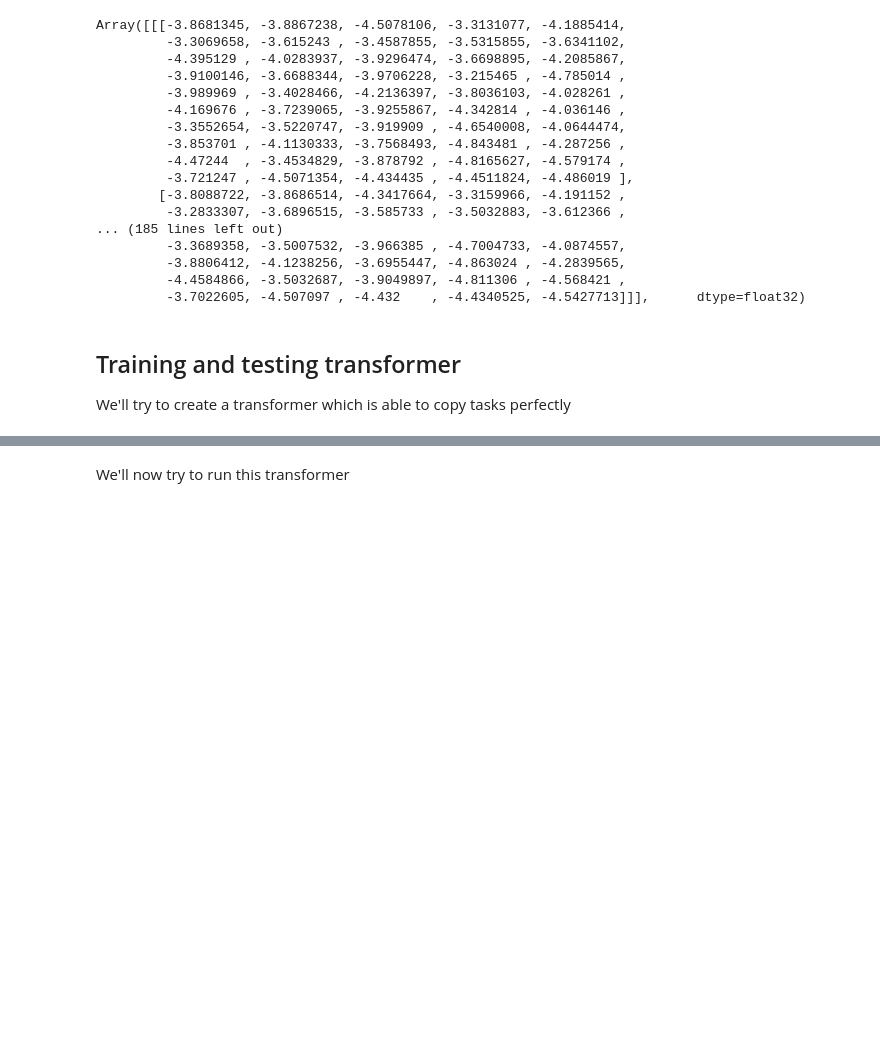
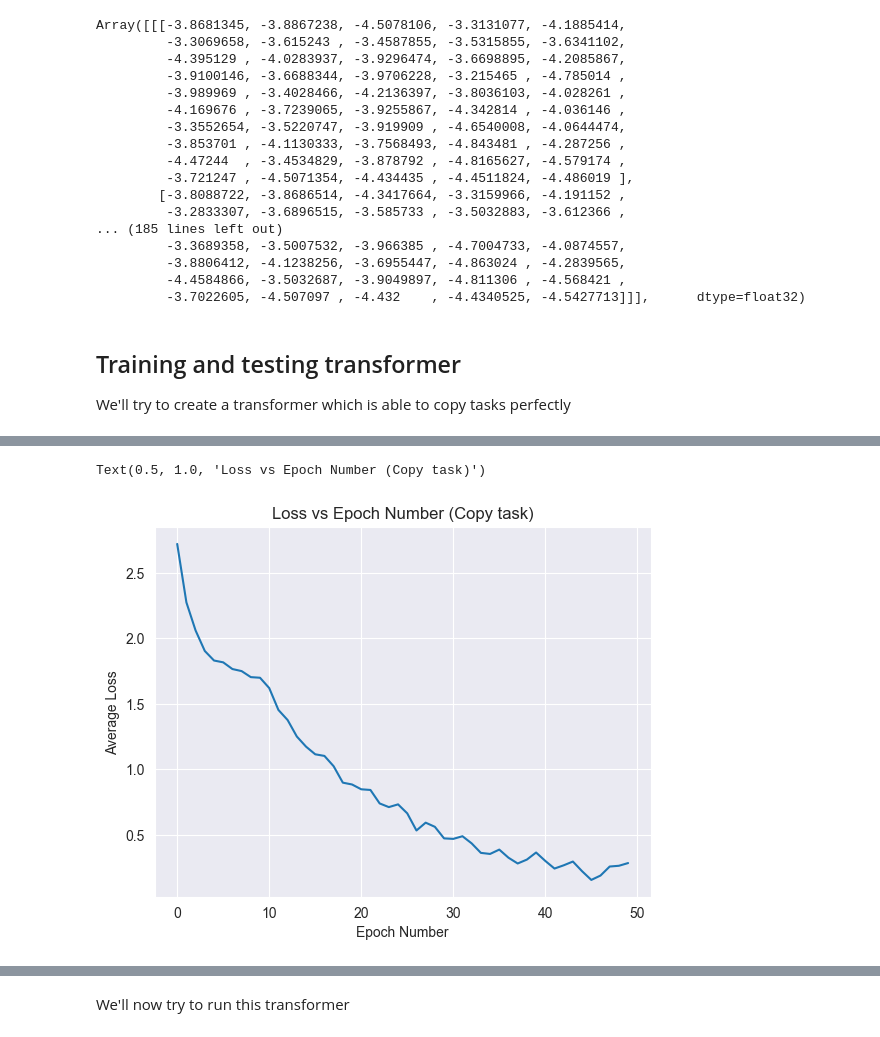
Before and after one commit to sugiyem/dsa4212, a Jupyter notebook: transformers/jax/transformer_test.ipynb, the cells around one changed output, grey strips where cells are left out. Drawn from its saved outputs; the diff is of its cells as text; code cells hidden in the pictures; blank space fills up the shorter version.

Commit message:
Add training

```diff
--- a/transformers/jax/transformer_test.ipynb
+++ b/transformers/jax/transformer_test.ipynb
@@ -2,7 +2,10 @@
 import jax
 import jax.numpy as jnp
 import numpy as np
+import seaborn as sns
+import matplotlib.pyplot as plt
 from transformers import Transformer
+sns.set_style("darkgrid")
 # %%
 transformer = Transformer(input_vocab=50, output_vocab=50, model_dim=4, feedforward_dim=4, num_attention_layer=2)
 # %% [markdown]
@@ -77,5 +80,5 @@ def copy_data_generator(num_batches=20, batch_size=10, input_size=10):
         batch = Batch(data, data, 0)
         yield batch
 # %%
-trained_state = train_model(state, data_generator=copy_data_generator, num_epoch=10)
+trained_state, copy_loss, copy_acc = train_model(state, data_generator=copy_data_generator, num_epoch=50)
 # %% [output]
@@ -91,0 +102,11 @@ Epoch: 9, Loss: 1.6870641708374023
+# %%
+copy_loss = list(map(lambda x: x.item(), copy_loss))
+copy_acc = list(map(lambda x: x.item(), copy_acc))
+# %%
+sns.lineplot(copy_loss)
+plt.xlabel("Epoch Number")
+plt.ylabel("Average Loss")
+plt.title("Loss vs Epoch Number (Copy task)")
+# %% [output]
+Text(0.5, 1.0, 'Loss vs Epoch Number (Copy task)')
+[figure, added]
```
Also changed, not shown: parts of 27 cells of this notebook, 1 other file.
